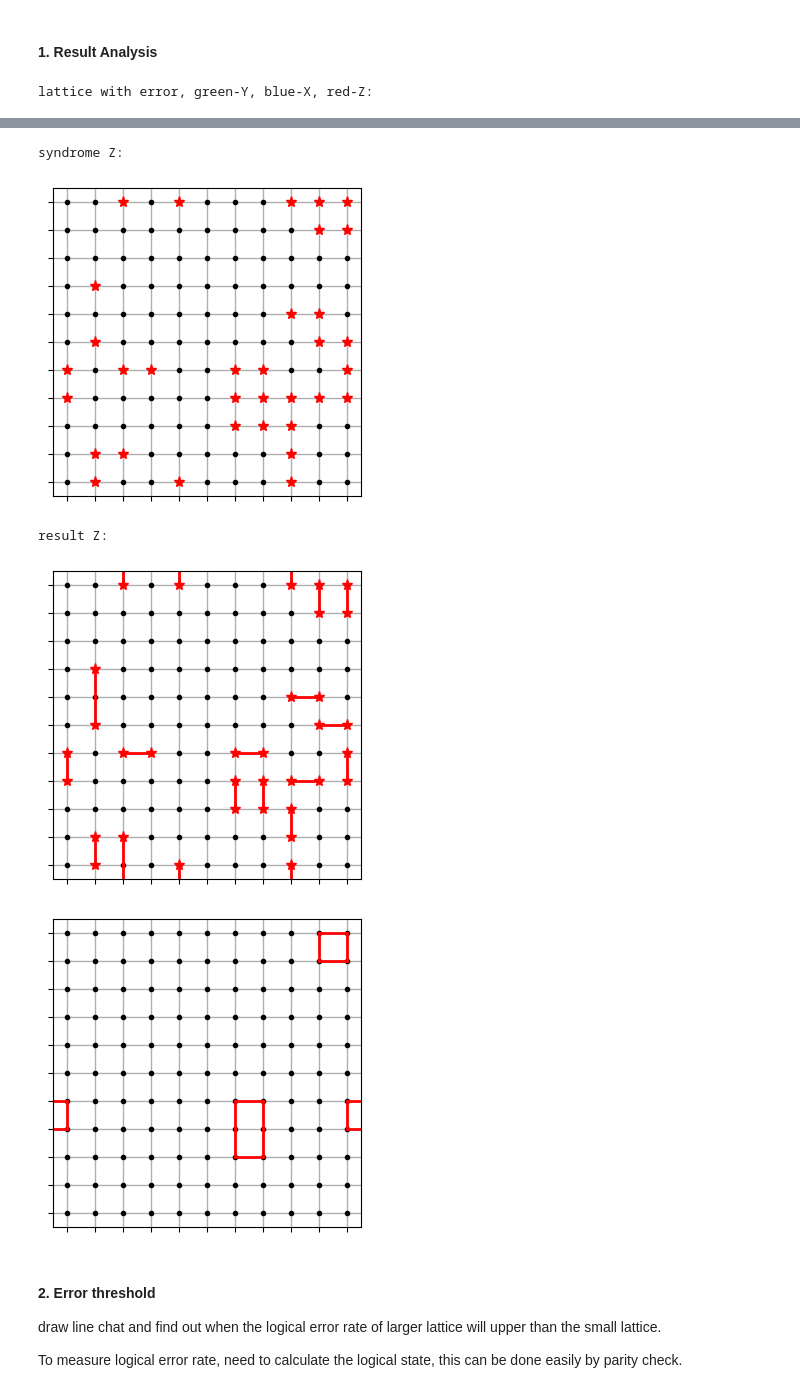
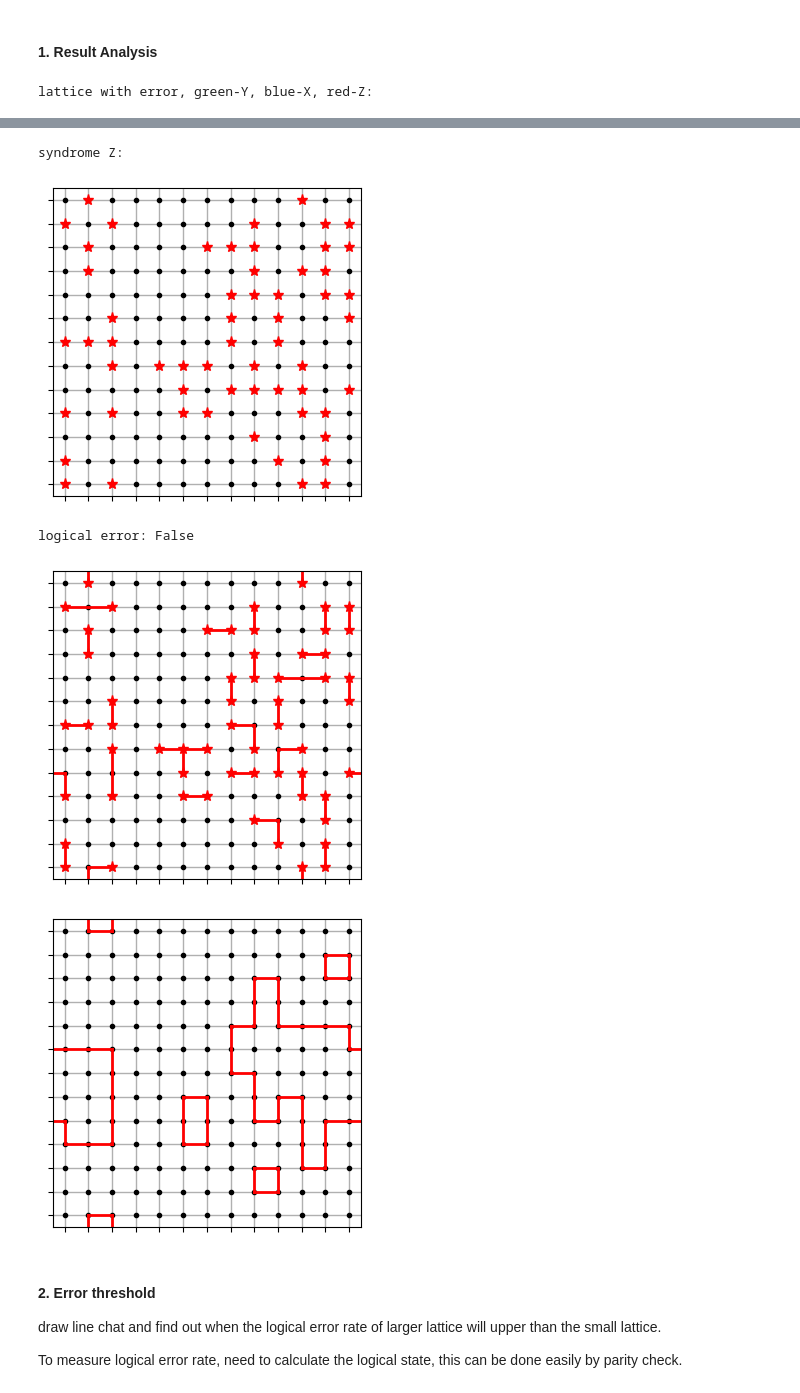
Before and after one commit to Winfred666/SurfaceCode-MWPMDecoder, a Jupyter notebook: testbench/visualizer.ipynb, the cells around one changed output, grey strips where cells are left out. Cells and saved outputs as stored; diff of their text form; code cells hidden in the pictures.

```diff
--- a/testbench/visualizer.ipynb
+++ b/testbench/visualizer.ipynb
@@ -148,10 +148,26 @@ def plot_result_Z(test_content,result_content,sizeX,sizeY,plt=plt,visualMatching
     commonconfig(sizeX,sizeY)
     plot_one_z(result_content["correct_z"] ^ test_content["error_z"])
     plt.show()
+# %%
+#Logical Operator: this operator check the logical error after correction.
+
+
+# Define logical operator to check for logical errors
+def logical_opt(lattice):
+    # Check for logical errors by detecting non-trivial loops
+    #only check first line of lattice
+    horizontal_loop = np.sum(lattice[0], axis=0) % 2
+    vertical_loop = np.sum(lattice[:,0][1::2], axis=0) % 2
+    return np.any(horizontal_loop) or np.any(vertical_loop)
+
+def check_error(error_g,correct_g):
+    if(logical_opt(error_g^correct_g)==0):
+        return False
+    return True
 # %%
 #now try to read from a file and plot the result
 
-test_num = 500
+test_num = 2000
 test_batches = 25
 testset_list = []
 resultset_list = []
@@ -159,15 +175,15 @@ for i in range(test_batches):
     testset_list.append(read_test_file("test"+str(i)+".npz"))
     resultset_list.append(read_result_file("result"+str(i)+".npz"))
 
-batch_index = 12
-vi = 20
+batch_index = 15
+vi= 8
 print("lattice with error, green-Y, blue-X, red-Z:")
 plot_lattice(testset_list[batch_index][vi],testset_list[batch_index][vi]["sizeX"],testset_list[batch_index][vi]["sizeY"])
 # print("syndrome X:")
 # plot_syndromes_X(test_list[vi],testset_list[batch_index][vi],testset_list[batch_index][vi])
 print("syndrome Z:")
 plot_syndromes_Z(testset_list[batch_index][vi],testset_list[batch_index][vi]["sizeX"],testset_list[batch_index][vi]["sizeY"])
-print("result Z:")
+print("logical error:",check_error(testset_list[batch_index][vi]["error_z"],resultset_list[batch_index][vi]["correct_z"]))
 plot_result_Z(testset_list[batch_index][vi],resultset_list[batch_index][vi],testset_list[batch_index][vi]["sizeX"],testset_list[batch_index][vi]["sizeY"],visualMatchingAlso=True)
 # %% [output]
 lattice with error, green-Y, blue-X, red-Z:
@@ -175,8 +191,8 @@ lattice with error, green-Y, blue-X, red-Z:
 syndrome Z:
-[figure, old version]
+[figure, new version]
-result Z:
+logical error: False
-[figure, old version]
+[figure, new version]
-[figure, old version]
+[figure, new version]
 # %% [markdown]
 #### 2. Error threshold
 
```
Also changed, not shown: parts of 7 cells of this notebook, 6 other files.
